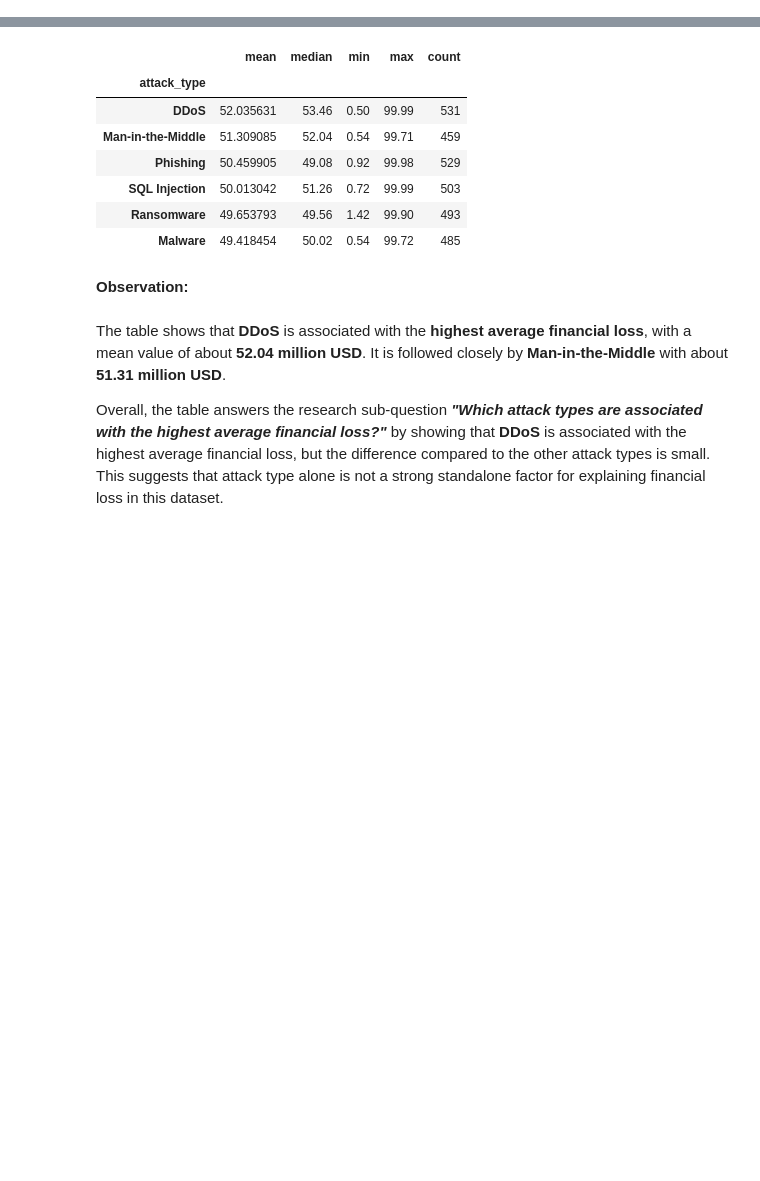
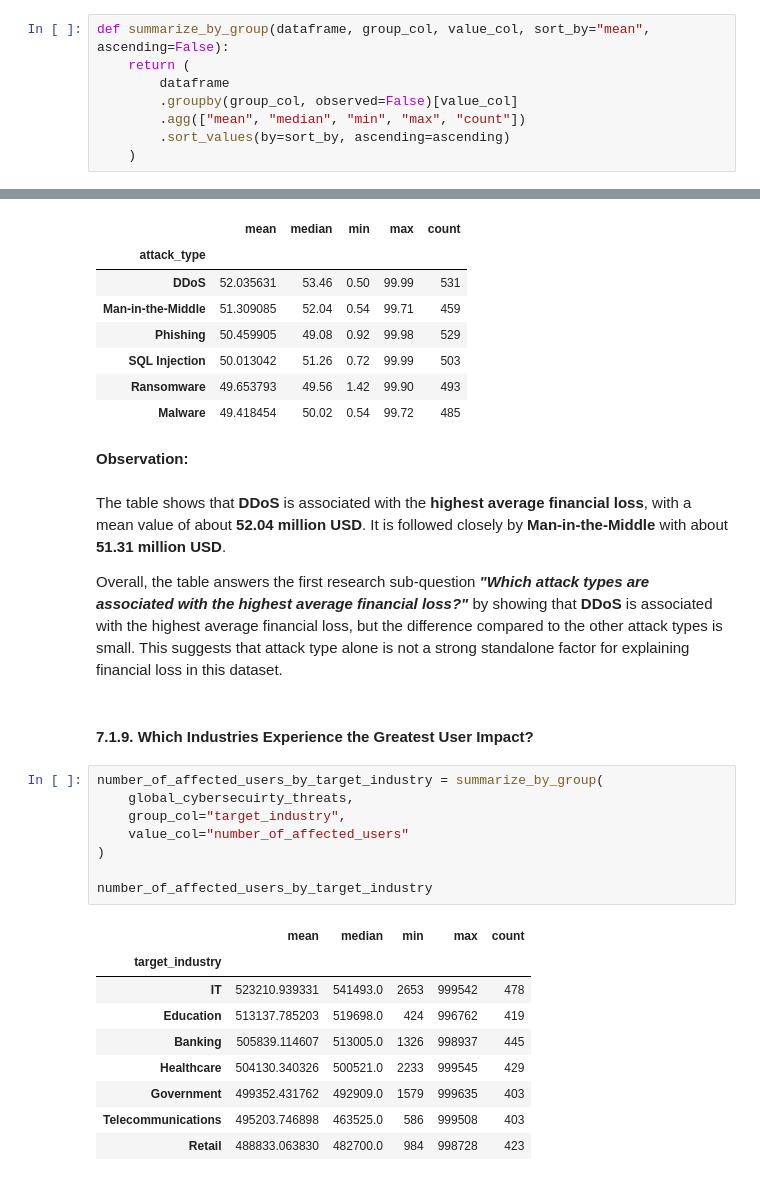
Before and after one commit to AlexanderPanagyurski/cyberattack-severity-analysis, a Jupyter notebook: Drivers of Cyberattack Severity.ipynb, the cells around one changed output, grey strips where cells are left out. Drawn from its saved outputs; the diff is of its cells as text; blank space fills up the shorter version.

Commit message:
Exploratory data analysis: add grouped summary tables for categorical variables and finish EDA for global_cybersecuirty_threats

```diff
--- a/Drivers of Cyberattack Severity.ipynb
+++ b/Drivers of Cyberattack Severity.ipynb
@@ -1522 +1522,9 @@ Overall, this plot suggests that defense mechanism used alone does not appear to
+# %%
+def summarize_by_group(dataframe, group_col, value_col, sort_by="mean", ascending=False):
+    return (
+        dataframe
+        .groupby(group_col, observed=False)[value_col]
+        .agg(["mean", "median", "min", "max", "count"])
+        .sort_values(by=sort_by, ascending=ascending)
+    )
 # %%
@@ -1542,4 +1549,24 @@ financial_loss_by_attack_type
 # %% [markdown]
 The table shows that **DDoS** is associated with the **highest average financial loss**, with a mean value of about **52.04 million USD**. It is followed closely by **Man-in-the-Middle** with about **51.31 million USD**.
 
-Overall, the table answers the research sub-question ***"Which attack types are associated with the highest average financial loss?"*** by showing that **DDoS** is associated with the highest average financial loss, but the difference compared to the other attack types is small. This suggests that attack type alone is not a strong standalone factor for explaining financial loss in this dataset.
+Overall, the table answers the first research sub-question ***"Which attack types are associated with the highest average financial loss?"*** by showing that **DDoS** is associated with the highest average financial loss, but the difference compared to the other attack types is small. This suggests that attack type alone is not a strong standalone factor for explaining financial loss in this dataset.
+# %% [markdown]
+#### 7.1.9. Which Industries Experience the Greatest User Impact?
+# %%
+number_of_affected_users_by_target_industry = summarize_by_group(
+    global_cybersecuirty_threats,
+    group_col="target_industry",
+    value_col="number_of_affected_users"
+)
+
+number_of_affected_users_by_target_industry
+# %% [output]
+|  | mean | median | min | max | count |
+| target_industry |  |  |  |  |  |
+| IT | 523210.939331 | 541493.0 | 2653 | 999542 | 478 |
+| Education | 513137.785203 | 519698.0 | 424 | 996762 | 419 |
+| Banking | 505839.114607 | 513005.0 | 1326 | 998937 | 445 |
+| Healthcare | 504130.340326 | 500521.0 | 2233 | 999545 | 429 |
+| Government | 499352.431762 | 492909.0 | 1579 | 999635 | 403 |
+| Telecommunications | 495203.746898 | 463525.0 | 586 | 999508 | 403 |
+| Retail | 488833.063830 | 482700.0 | 984 | 998728 | 423 |
```
Also changed, not shown: parts of 16 cells of this notebook.
